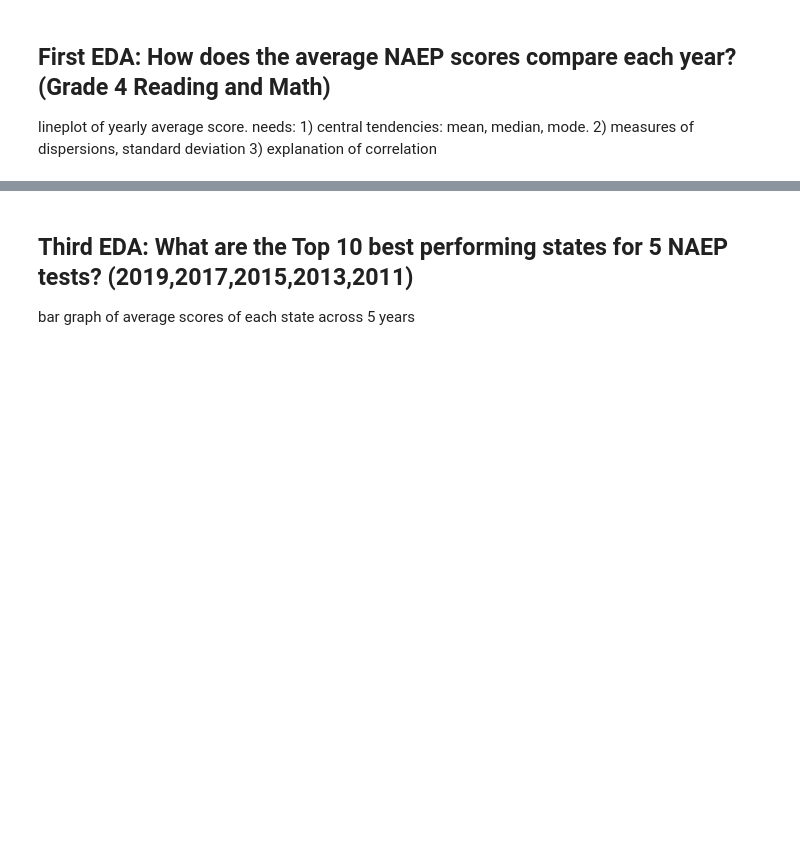
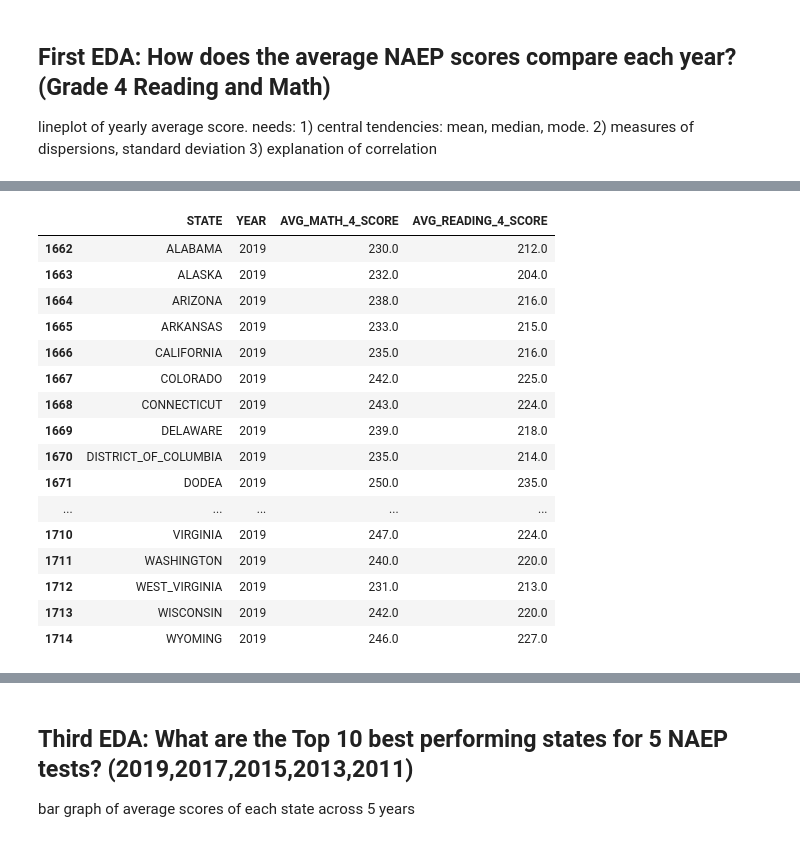
Before and after one commit to trickdevsinschool/CSMODEL_PROJECT_1, a Jupyter notebook: states_csmodel.ipynb, the cells around one changed output, grey strips where cells are left out. Drawn from its saved outputs; the diff is of its cells as text; code cells hidden in the pictures; blank space fills up the shorter version.

```diff
--- a/states_csmodel.ipynb
+++ b/states_csmodel.ipynb
@@ -155,0 +154,22 @@ boxplot of reading vs math scores 2019 only
+# %%
+second_eda_df=states_df[states_df['YEAR'] == 2019]
+second_eda_df= second_eda_df.drop([1690],axis=0).head(52) #deletes the national column
+second_eda_df.head(52)
+# %% [output]
+|  | STATE | YEAR | AVG_MATH_4_SCORE | AVG_READING_4_SCORE |
+| 1662 | ALABAMA | 2019 | 230.0 | 212.0 |
+| 1663 | ALASKA | 2019 | 232.0 | 204.0 |
+| 1664 | ARIZONA | 2019 | 238.0 | 216.0 |
+| 1665 | ARKANSAS | 2019 | 233.0 | 215.0 |
+| 1666 | CALIFORNIA | 2019 | 235.0 | 216.0 |
+| 1667 | COLORADO | 2019 | 242.0 | 225.0 |
+| 1668 | CONNECTICUT | 2019 | 243.0 | 224.0 |
+| 1669 | DELAWARE | 2019 | 239.0 | 218.0 |
+| 1670 | DISTRICT_OF_COLUMBIA | 2019 | 235.0 | 214.0 |
+| 1671 | DODEA | 2019 | 250.0 | 235.0 |
+| ... | ... | ... | ... | ... |
+| 1710 | VIRGINIA | 2019 | 247.0 | 224.0 |
+| 1711 | WASHINGTON | 2019 | 240.0 | 220.0 |
+| 1712 | WEST_VIRGINIA | 2019 | 231.0 | 213.0 |
+| 1713 | WISCONSIN | 2019 | 242.0 | 220.0 |
+| 1714 | WYOMING | 2019 | 246.0 | 227.0 |
```
Also changed, not shown: parts of 10 cells of this notebook.
